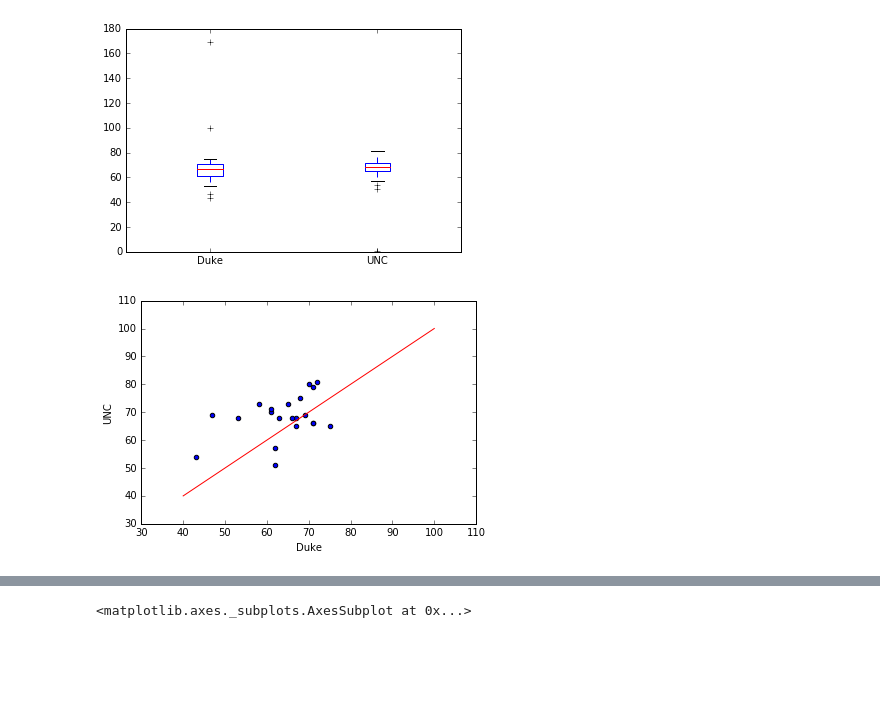
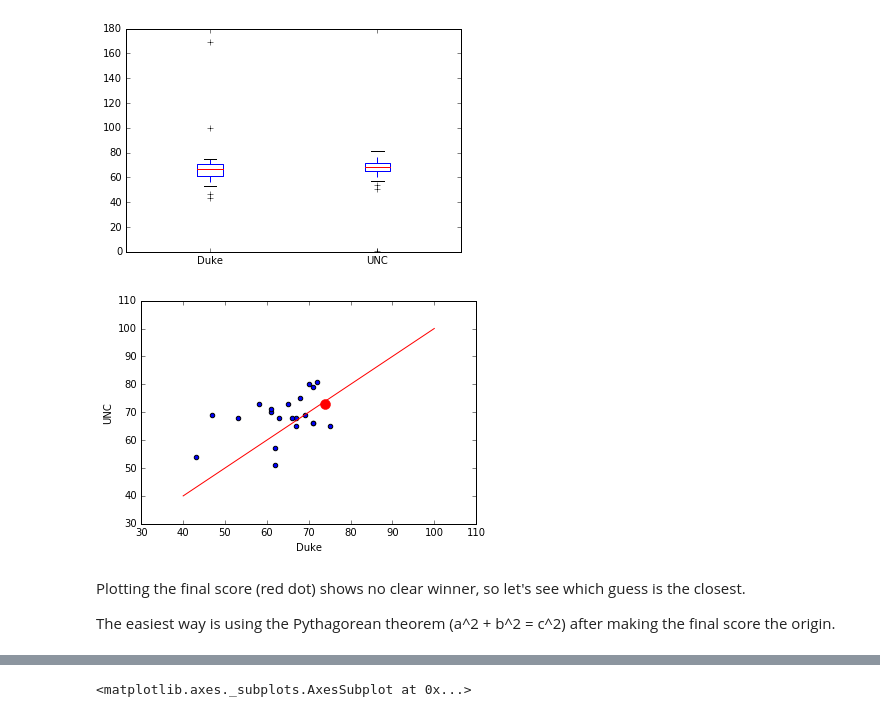
Before and after one commit to cczysz/nc-bb, a Jupyter notebook: SmithBasketball.ipynb, the cells around one changed output, grey strips where cells are left out. Drawn from its saved outputs; the diff is of its cells as text; code cells hidden in the pictures; blank space fills up the shorter version.

Commit message:
added final scores

```diff
--- a/SmithBasketball.ipynb
+++ b/SmithBasketball.ipynb
@@ -86,6 +90,11 @@ alldf.plot(kind="box")
 # %%
 out_rm_df.plot(kind="scatter", x='Duke', y='UNC')
 plt.plot([40,100],[40,100], 'r-')
+plt.plot([74],[73],'r.', markersize=20)
 plt.show()
 # %% [output]
-[figure, old version]
+[figure, new version]
+# %% [markdown]
+Plotting the final score (red dot) shows no clear winner, so let's see which guess is the closest.
+
+The easiest way is using the Pythagorean theorem (a^2 + b^2 = c^2) after making the final score the origin.
```
Also changed, not shown: parts of 9 cells of this notebook.
